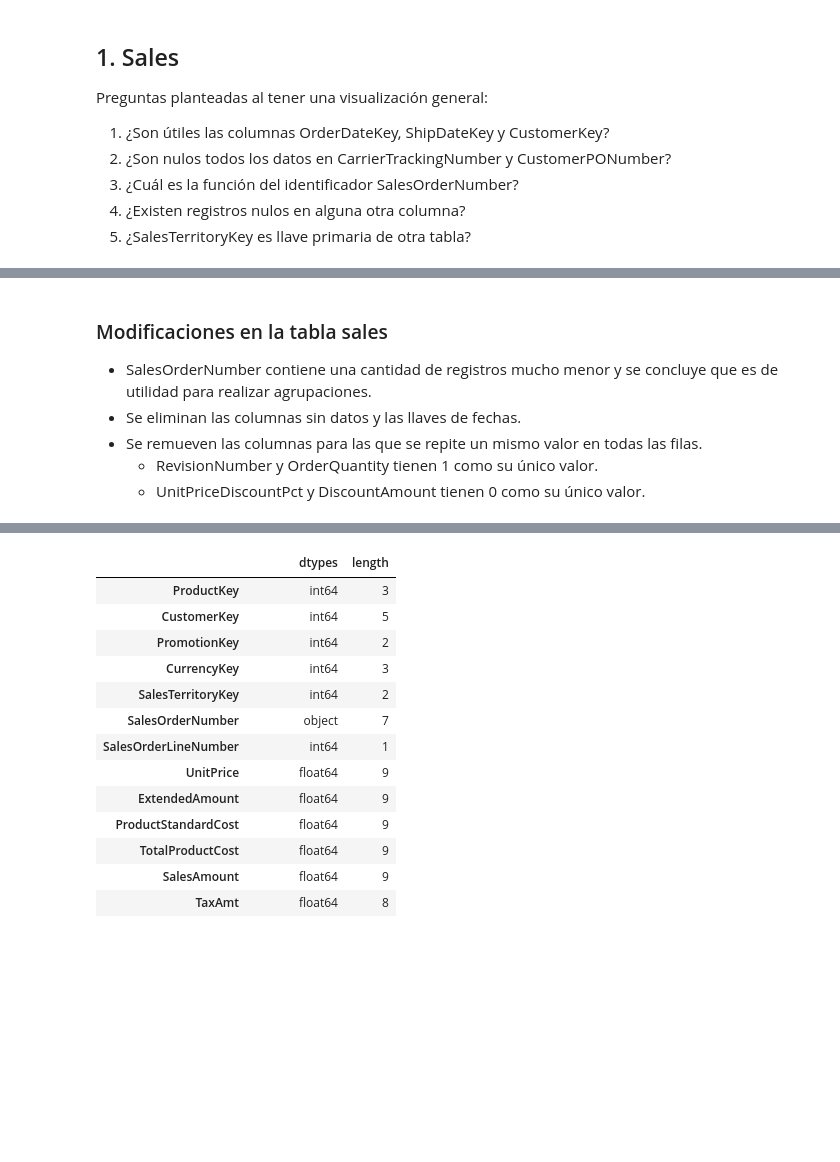
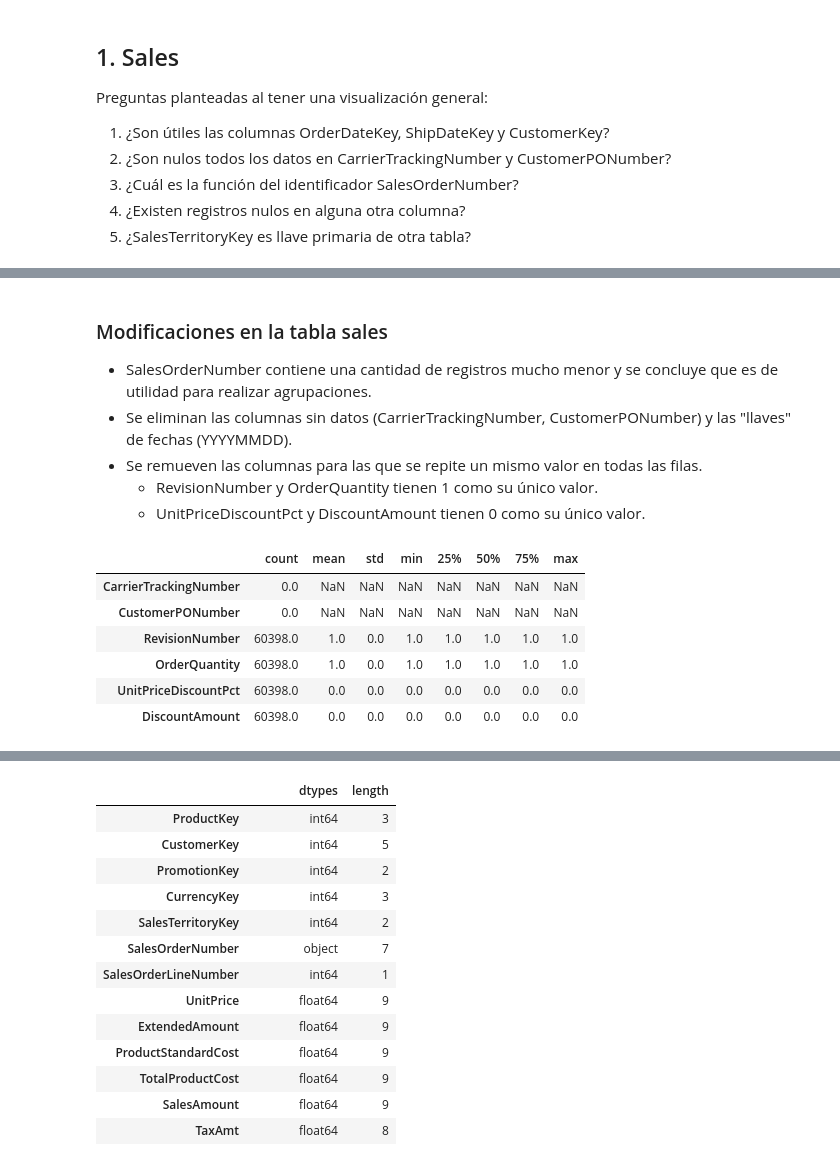
Before and after one commit to Sof265/Database-project, a Jupyter notebook: analisis-exploratorio.ipynb, the cells around one changed output, grey strips where cells are left out. Drawn from its saved outputs; the diff is of its cells as text; code cells hidden in the pictures; blank space fills up the shorter version.

```diff
--- a/analisis-exploratorio.ipynb
+++ b/analisis-exploratorio.ipynb
@@ -70,10 +69,21 @@ sales.head(3)
 # %% [markdown]
 ### Modificaciones en la tabla sales
 * SalesOrderNumber contiene una cantidad de registros mucho menor y se concluye que es de utilidad para realizar agrupaciones.
-* Se eliminan las columnas sin datos y las llaves de fechas.
+* Se eliminan las columnas sin datos (CarrierTrackingNumber, CustomerPONumber) y las "llaves" de fechas (YYYYMMDD).
 * Se remueven las columnas para las que se repite un mismo valor en todas las filas.
     * RevisionNumber y OrderQuantity tienen 1 como su único valor.
     * UnitPriceDiscountPct y DiscountAmount tienen 0 como su único valor.
+# %%
+sales[['CarrierTrackingNumber', 'CustomerPONumber', \
+        'RevisionNumber', 'OrderQuantity', 'UnitPriceDiscountPct', 'DiscountAmount']].describe().T
+# %% [output]
+|  | count | mean | std | min | 25% | 50% | 75% | max |
+| CarrierTrackingNumber | 0.0 | NaN | NaN | NaN | NaN | NaN | NaN | NaN |
+| CustomerPONumber | 0.0 | NaN | NaN | NaN | NaN | NaN | NaN | NaN |
+| RevisionNumber | 60398.0 | 1.0 | 0.0 | 1.0 | 1.0 | 1.0 | 1.0 | 1.0 |
+| OrderQuantity | 60398.0 | 1.0 | 0.0 | 1.0 | 1.0 | 1.0 | 1.0 | 1.0 |
+| UnitPriceDiscountPct | 60398.0 | 0.0 | 0.0 | 0.0 | 0.0 | 0.0 | 0.0 | 0.0 |
+| DiscountAmount | 60398.0 | 0.0 | 0.0 | 0.0 | 0.0 | 0.0 | 0.0 | 0.0 |
 # %%
 # Se verifica que ninguna fecha tenga problemasde formato.
 sales['OrderDate'] = pd.to_datetime(sales['OrderDate'], format='%Y-%m-%d %H:%M:%S')
```
Also changed, not shown: parts of 8 cells of this notebook.
